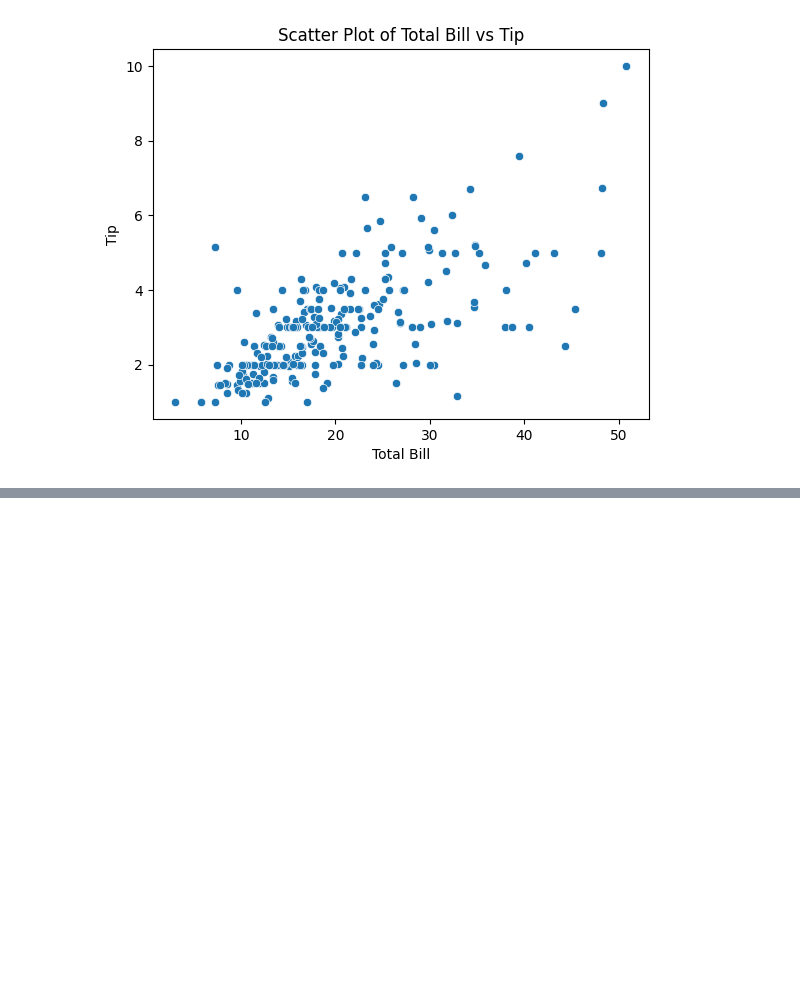
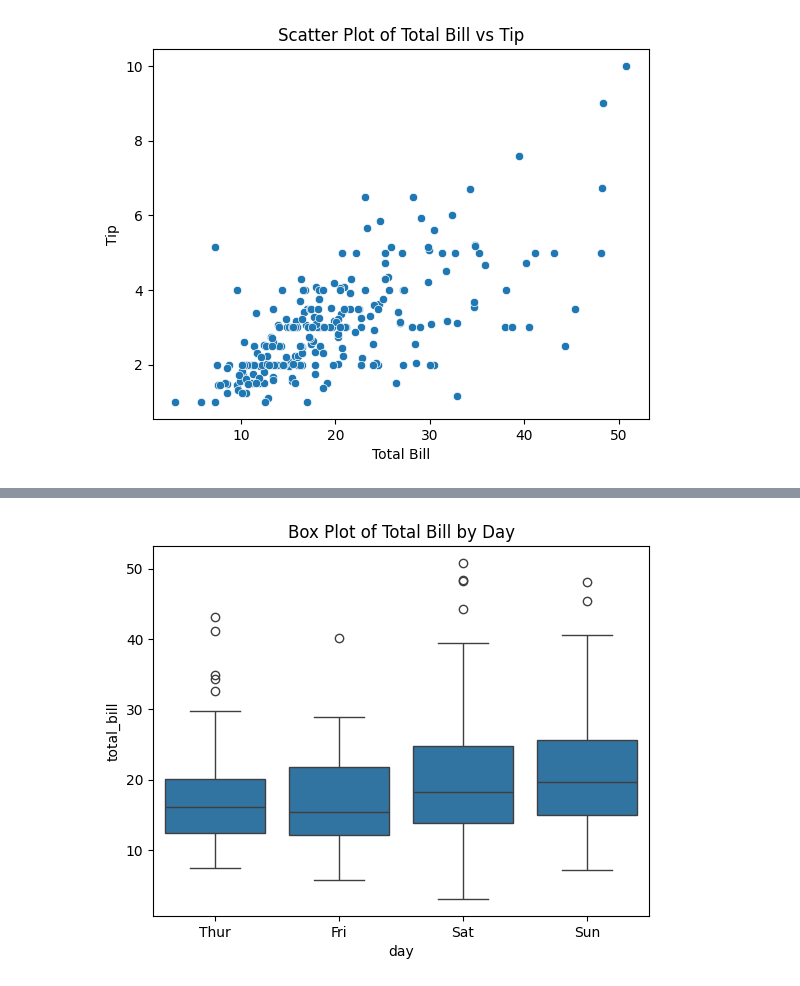
Before and after one commit to Parth0177/python_for_data_analytics, a Jupyter notebook: Data Analysis/DataVisualiztion.ipynb, the cells around one changed output, grey strips where cells are left out. Saved outputs shown, nothing was run; the diff lists cells and outputs as text; code cells hidden in the pictures; blank space fills up the shorter version.

```diff
--- a/Data Analysis/DataVisualiztion.ipynb
+++ b/Data Analysis/DataVisualiztion.ipynb
@@ -54,0 +70,7 @@ plt.show()
+# %%
+### Box Plot
+sns.boxplot(x='day',y='total_bill',data=tips)
+plt.title('Box Plot of Total Bill by Day')
+plt.show()
+# %% [output]
+[figure, added]
```
Also changed, not shown: parts of 5 cells of this notebook.
